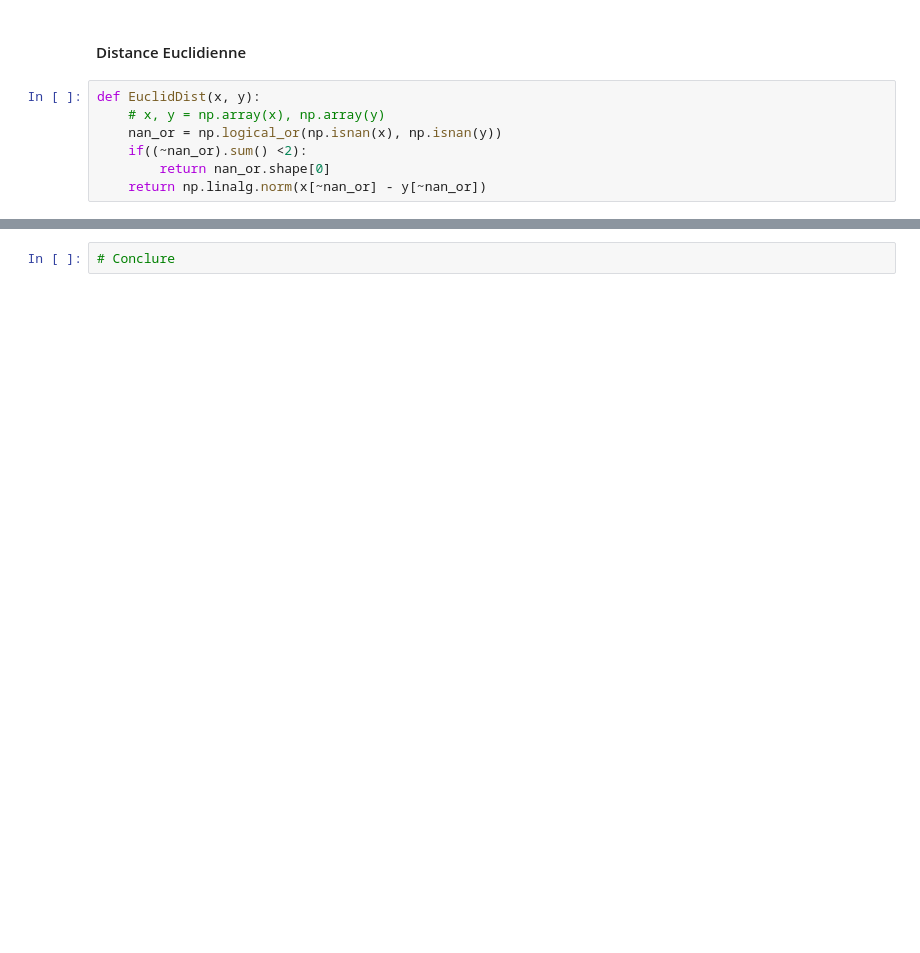
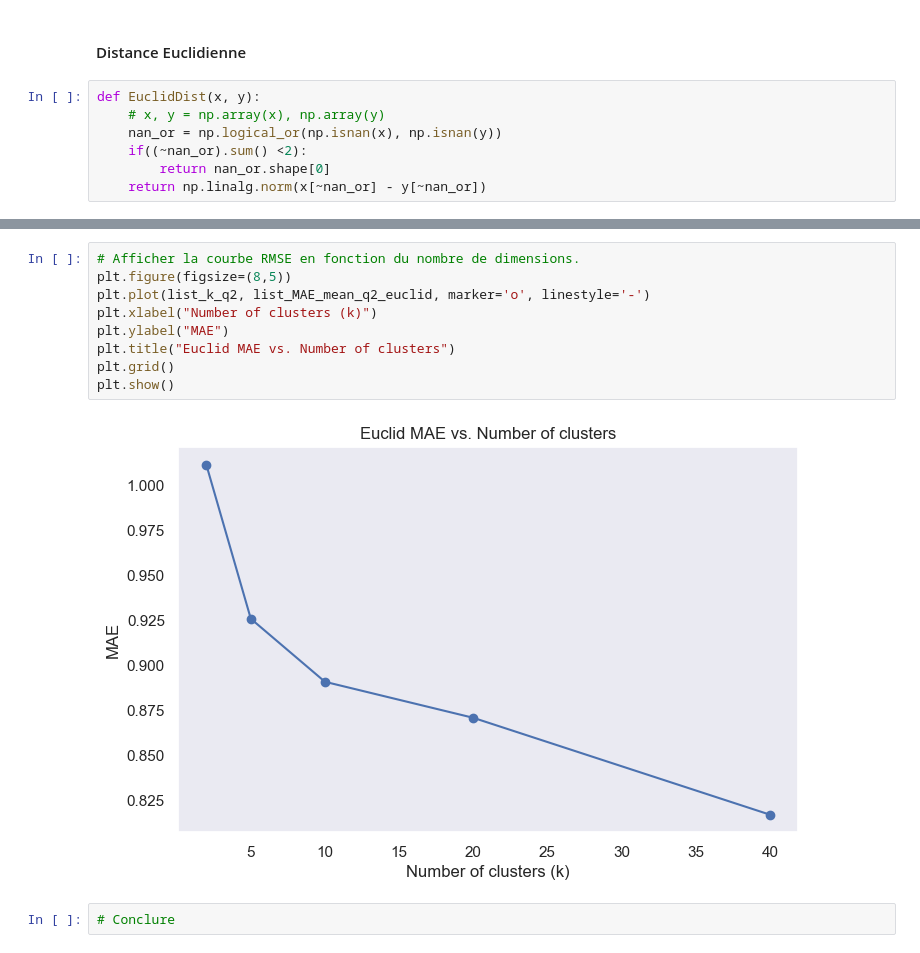
Before and after one commit to SilentPow/LOG6308, a Jupyter notebook: TP2/TP2.ipynb, the cells around one changed output, grey strips where cells are left out. Saved outputs shown, nothing was run; the diff lists cells and outputs as text; blank space fills up the shorter version.

```diff
--- a/TP2/TP2.ipynb
+++ b/TP2/TP2.ipynb
@@ -609,2 +744,13 @@ df_q2.sort_values("Number of Dimensions Taken").head()
+# %%
+# Afficher la courbe RMSE en fonction du nombre de dimensions.
+plt.figure(figsize=(8,5))
+plt.plot(list_k_q2, list_MAE_mean_q2_euclid, marker='o', linestyle='-')
+plt.xlabel("Number of clusters (k)")
+plt.ylabel("MAE")
+plt.title("Euclid MAE vs. Number of clusters")
+plt.grid()
+plt.show()
+# %% [output]
+[figure, added]
 # %%
 # Conclure
```
Also changed, not shown: parts of 17 cells of this notebook.
